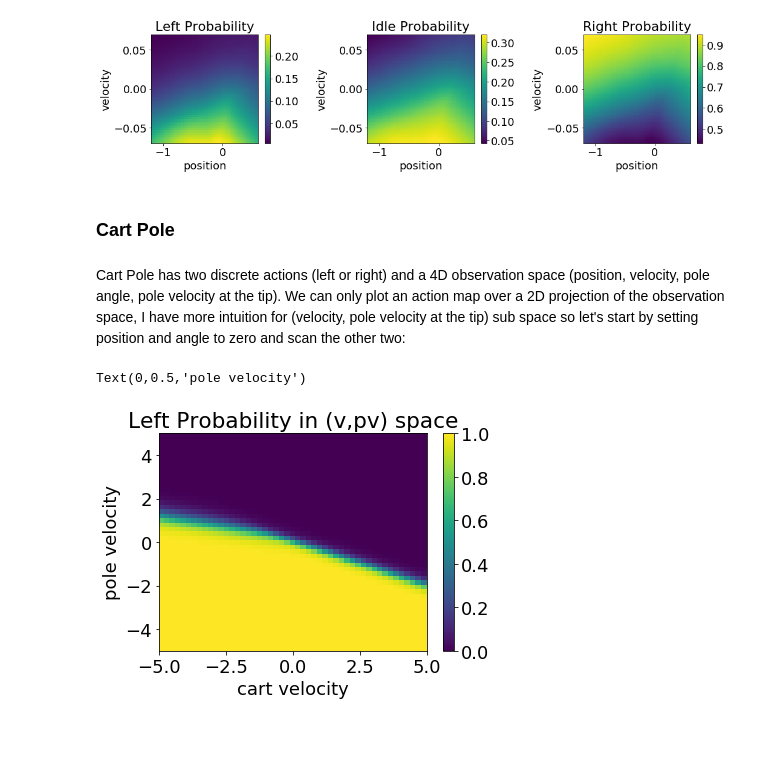
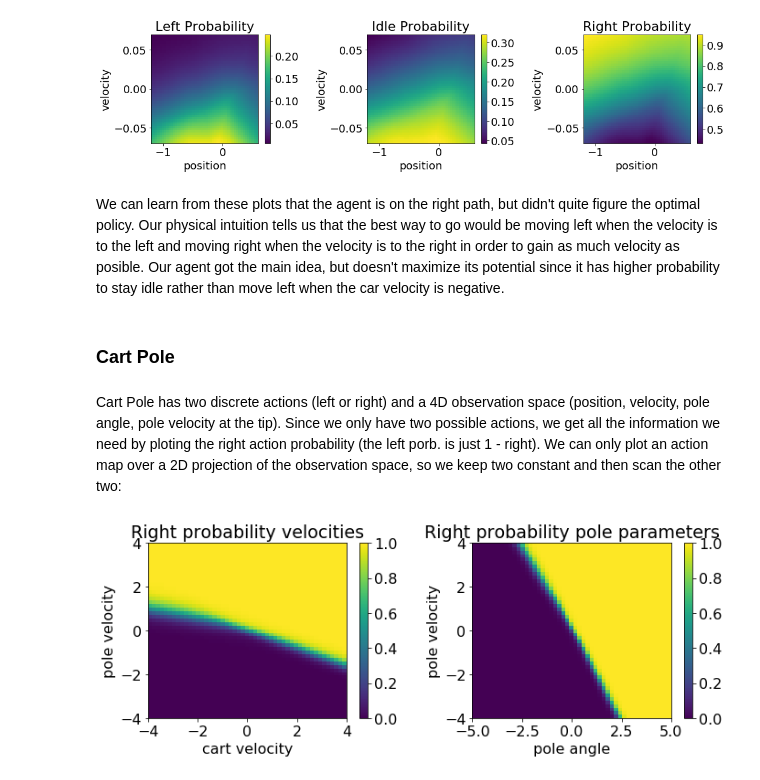
Before and after one commit to ohadmich/Reinforcement_Learning, a Jupyter notebook: RL_Summary.ipynb, the cells around one changed output. Saved outputs shown, nothing was run; the diff lists cells and outputs as text; code cells hidden in the pictures; blank space fills up the shorter version.

Commit message:
update CartPole action map

```diff
--- a/RL_Summary.ipynb
+++ b/RL_Summary.ipynb
@@ -202,13 +202,18 @@ plt.ylabel("velocity")
 plt.tight_layout()
 # %% [output]
 [figure]
+# %% [markdown]
+We can learn from these plots that the agent is on the right path, but didn't quite figure the optimal policy. Our physical intuition tells us that the best way to go would be moving left when the velocity is to the left and moving right when the velocity is to the right in order to gain as much velocity as posible. Our agent got the main idea, but doesn't maximize its potential since it has higher probability to stay idle rather than move left when the car velocity is negative.
 # %% [markdown]
 ### Cart Pole
 # %% [markdown]
-Cart Pole has two discrete actions (left or right) and a 4D observation space (position, velocity, pole angle, pole velocity at the tip). We can only plot an action map over a 2D projection of the observation space, I have more intuition for (velocity, pole velocity at the tip) sub space so let's start by setting position and angle to zero and scan the other two:
+Cart Pole has two discrete actions (left or right) and a 4D observation space (position, velocity, pole angle, pole velocity at the tip). Since we only have two possible actions, we get all the information we need by ploting the right action probability (the left porb. is just 1 - right). We can only plot an action map over a 2D projection of the observation space, so we keep two constant and then scan the other two:
 # %%
-v = np.linspace(-5, 5, 50) # velocity vector
-pv = np.linspace(-5, 5, 50) # pole velocity vector
+l = 4
+a = 5
+v = np.linspace(-l, l, 50) # velocity vector
+pv = np.linspace(-l, l, 50) # pole velocity vector
+pa = np.linspace(-a, a, 50) # pole angle vector
 
 with tf.Session() as sess:
     '''Load model'''
@@ -220,24 +225,40 @@ with tf.Session() as sess:
 
     '''Create action map'''
     vpv_action_map = np.zeros((len(pv),len(v)))
+    papv_action_map = np.zeros_like(vpv_action_map)
     for i in range(len(pv)):
         for j in range(len(v)):
 
             obs = np.array([0, v[j], 0, pv[i]]) # Create observation for this pixel
             # Use model to create a probability distribution of actions based on observation
             apd = np.squeeze(sess.run(action_prob_dist, feed_dict={input_ : obs.reshape((1,len(obs)))}))
-            vpv_action_map[i,j] = apd[0] # save the probability to move left to the map
+            vpv_action_map[i,j] = apd[1] # save the probability to move right to the map
+
+        for j in range(len(pa)):
+            obs = np.array([0, 0, pa[j], pv[i]]) # Create observation for this pixel
+            # Use model to create a probability distribution of actions based on observation
+            apd = np.squeeze(sess.run(action_prob_dist, feed_dict={input_ : obs.reshape((1,len(obs)))}))
+            papv_action_map[i,j] = apd[1] # save the probability to move right to the map
 
 tf.reset_default_graph() # Reset graph for allowing next model to be loaded
 # %%
-plt.rcParams.update({'font.size': 18})
+plt.rcParams.update({'font.size': 16})
 '''Plot action map'''
-plt.figure(figsize = [6, 4])
+plt.figure(figsize = [10, 4])
+plt.subplot(1,2,1)
 plt.pcolormesh(v, pv, vpv_action_map)
 plt.colorbar()
-plt.title("Left Probability in (v,pv) space")
+plt.title("Right probability velocities")
 plt.xlabel("cart velocity")
 plt.ylabel("pole velocity")
+
+plt.subplot(1,2,2)
+plt.pcolormesh(pa, pv, papv_action_map)
+plt.colorbar()
+plt.title("Right probability pole parameters")
+plt.xlabel("pole angle")
+plt.ylabel("pole velocity")
+
+plt.tight_layout()
 # %% [output]
-Text(0,0.5,'pole velocity')
-[figure, old version]
+[figure, new version]
```
Also changed, not shown: parts of 3 cells of this notebook.
